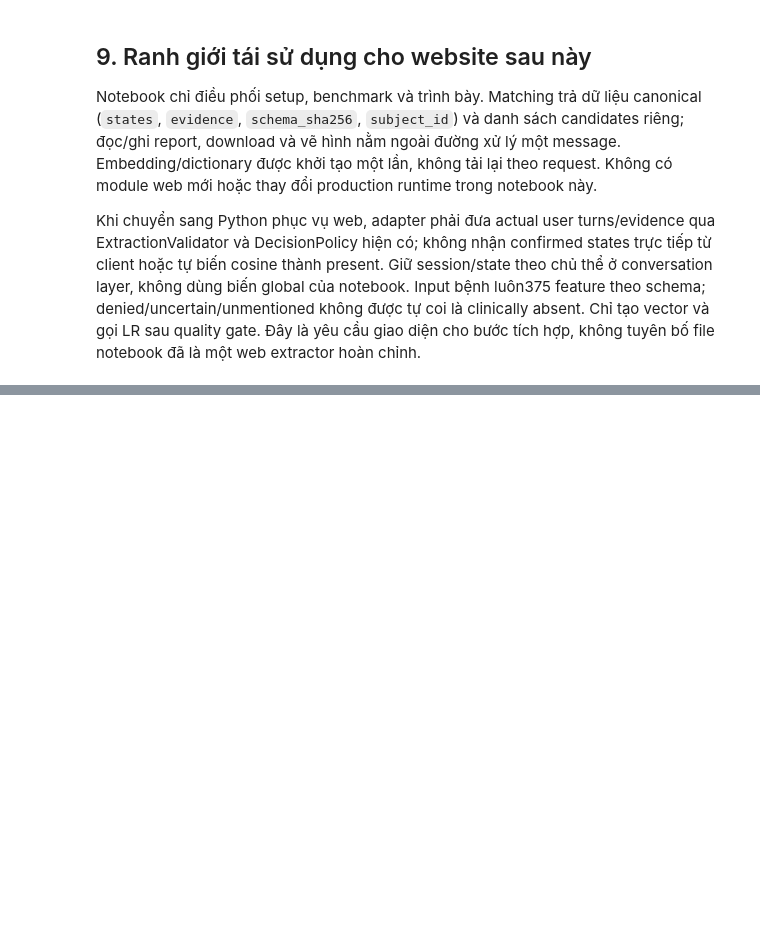
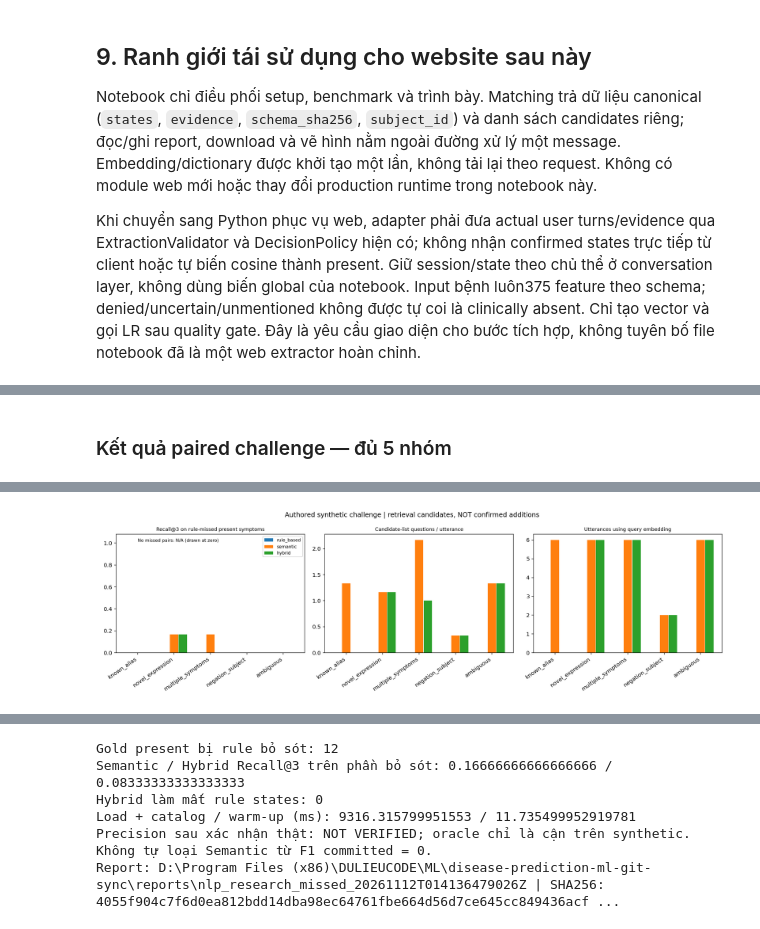
Before and after one commit to Leafguy2341/disease-prediction-ml, a Jupyter notebook: notebooks/07_vietnamese_symptom_extraction.ipynb, the cells around one changed output, grey strips where cells are left out. Drawn from its saved outputs; the diff is of its cells as text; code cells hidden in the pictures; blank space fills up the shorter version.

```diff
--- a/notebooks/07_vietnamese_symptom_extraction.ipynb
+++ b/notebooks/07_vietnamese_symptom_extraction.ipynb
@@ -470,0 +495,39 @@ Khi chuyển sang Python phục vụ web, adapter phải đưa actual user turns
+# %%
+MISSED_FOLDER = None
+if RUN_RESEARCH and RUN_SEMANTIC:
+    from datetime import datetime, timezone
+    MISSED_FOLDER = ROOT / 'reports' / ('nlp_research_missed_' + datetime.now(timezone.utc).strftime('%Y%m%dT%H%M%S%fZ'))
+    snapshot = ROOT / 'artifacts/embeddings/multilingual-minilm-l12-v2/e8f8c211226b894fcb81acc59f3b34ba3efd5f42'
+    command = [sys.executable, '-B', '-m', 'scripts.nlp_missed_symptom_analysis', '--output', str(MISSED_FOLDER), '--embedding-snapshot', str(snapshot)]
+    check = subprocess.run(command, cwd=ROOT, capture_output=True, text=True, encoding='utf-8')
+    if check.returncode:
+        raise RuntimeError('Phép đo triệu chứng bỏ sót chưa hoàn tất:\n' + check.stderr[-2000:])
+    manifest = json.loads((MISSED_FOLDER/'manifest.json').read_text(encoding='utf-8'))
+    for name, expected in manifest['files'].items():
+        assert hashlib.sha256((MISSED_FOLDER/name).read_bytes()).hexdigest() == expected
+    missed = json.loads((MISSED_FOLDER/'missed_analysis.json').read_text(encoding='utf-8'))
+    display(Markdown('### Kết quả paired challenge — đủ 5 nhóm'))
+    frame = pd.DataFrame(missed['summary'])
+    display(frame[['group','method','cases','rule_missed_present_pairs','missed_recall_at_1','missed_recall_at_3','feature_only_missed_recall_at_3','rule_states_lost']])
+    display(frame[['group','method','candidate_false_discovery_fraction','protected_candidate_exposure_rate','protected_committed_false_positive_rate','committed_precision','ambiguous_automatic_assignment_cases','oracle_precision','oracle_recall','real_user_post_confirmation_precision']])
+    display(frame[['group','method','candidate_list_questions','questions_per_utterance','utterances_requiring_embedding','embedding_calls','latency_p50_ms','latency_p95_ms']])
+    display(Image(filename=str(MISSED_FOLDER/'missed_recovery.png')))
+    details=[]
+    for row in missed['rows']:
+        details.append({'ID':row['id'],'Nhóm':row['group'],'Input':row['text'],'Gold':row['expected_states'],
+            'Rule':row['methods']['rule_based']['states'],'Present bị bỏ sót':row['missed_present'],
+            'Semantic Top3':[[c['feature'] for c in p['candidates']] for p in row['methods']['semantic']['suggestions']],
+            'Hybrid phần còn lại':[[c['feature'] for c in p['candidates']] for p in row['methods']['hybrid']['suggestions']]})
+    with pd.option_context('display.max_rows', None, 'display.max_colwidth', 110):
+        display(pd.DataFrame(details))
+    overall = frame[frame['group']=='all'].set_index('method')
+    print('Gold present bị rule bỏ sót:', int(overall.loc['hybrid','rule_missed_present_pairs']))
+    print('Semantic / Hybrid Recall@3 trên phần bỏ sót:', overall.loc['semantic','missed_recall_at_3'], '/', overall.loc['hybrid','missed_recall_at_3'])
+    print('Hybrid làm mất rule states:', int(overall.loc['hybrid','rule_states_lost']))
+    print('Load + catalog / warm-up (ms):', missed['model_load_and_catalog_ms'], '/', missed['warmup_ms'])
+    print('Precision sau xác nhận thật: NOT VERIFIED; oracle chỉ là cận trên synthetic. Không tự loại Semantic từ F1 committed = 0.')
+    print('Report:', MISSED_FOLDER, '| SHA256:', hashlib.sha256((MISSED_FOLDER/'missed_analysis.json').read_bytes()).hexdigest())
+else:
+    print('Phép đo phần bỏ sót cần RUN_RESEARCH=True và RUN_SEMANTIC=True; không suy kết quả từ snapshot cũ.')
+# %% [output]
+### Kết quả paired challenge — đủ 5 nhóm
@@ -470,0 +585 @@ Khi chuyển sang Python phục vụ web, adapter phải đưa actual user turns
+[figure, added]
@@ -470,0 +603,6 @@ Khi chuyển sang Python phục vụ web, adapter phải đưa actual user turns
+Gold present bị rule bỏ sót: 12
+Semantic / Hybrid Recall@3 trên phần bỏ sót: 0.16666666666666666 / 0.08333333333333333
+Hybrid làm mất rule states: 0
+Load + catalog / warm-up (ms): 9316.315799951553 / 11.735499952919781
+Precision sau xác nhận thật: NOT VERIFIED; oracle chỉ là cận trên synthetic. Không tự loại Semantic từ F1 committed = 0.
+Report: D:\Program Files (x86)\DULIEUCODE\ML\disease-prediction-ml-git-sync\reports\nlp_research_missed_20261112T014136479026Z | SHA256: 4055f904c7f6d0ea812bdd14dba98ec64761fbe664d56d7ce645cc849436acf ...
```
Also changed, not shown: parts of 3 cells of this notebook, 8 other files.
